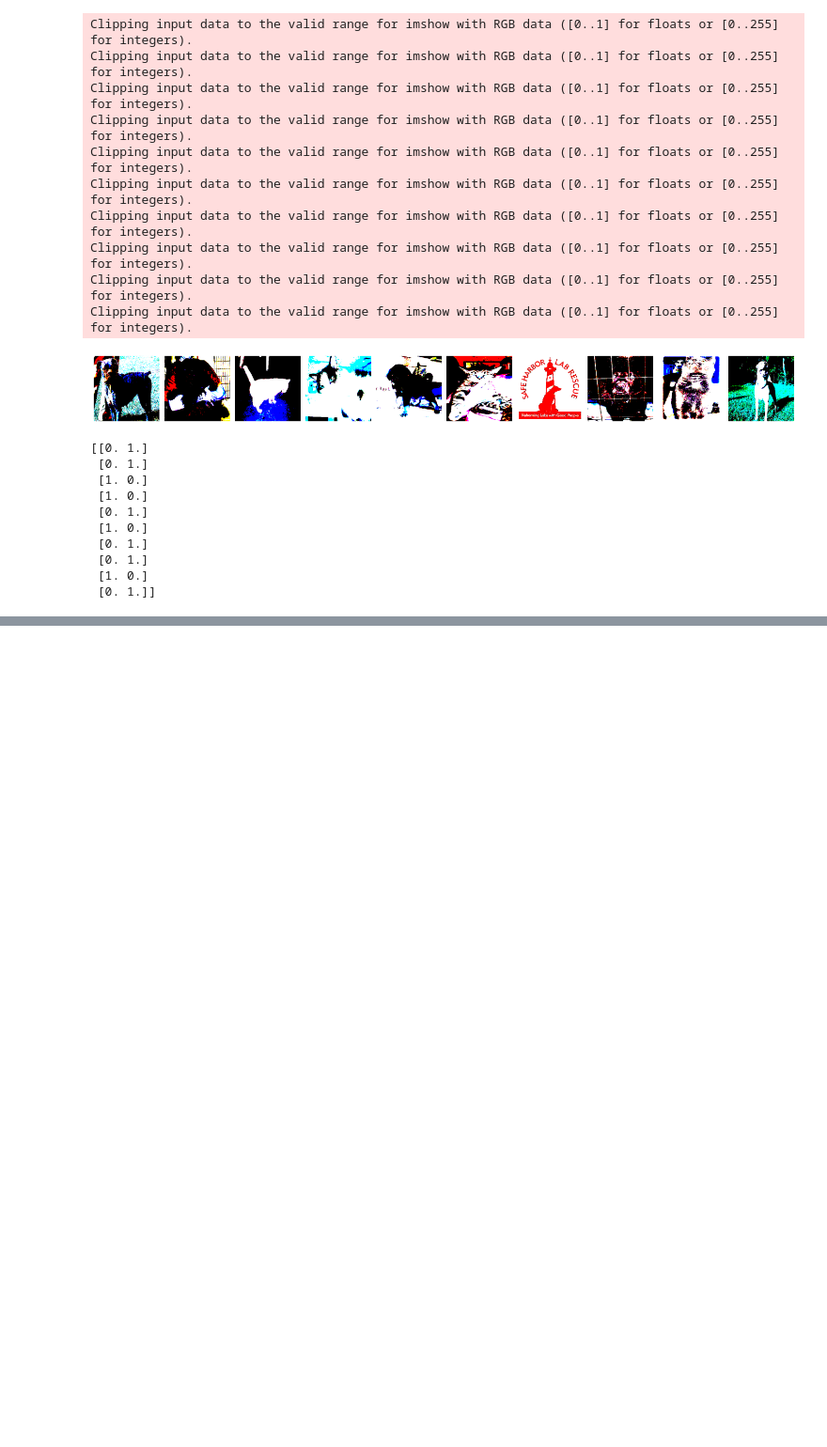
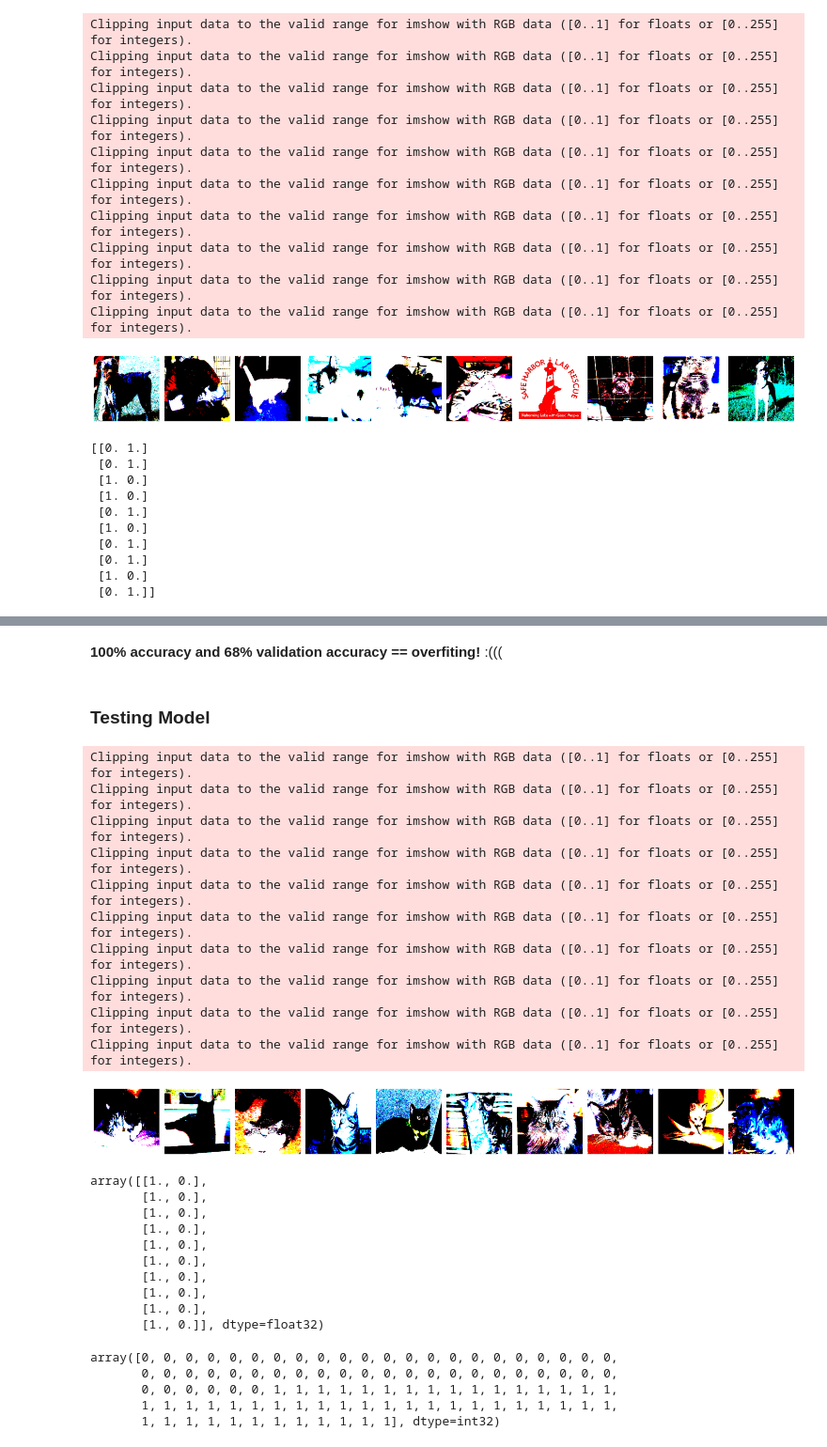
Before and after one commit to mabj/spikes, a Jupyter notebook: keras/keras_notes.ipynb, the cells around one changed output, grey strips where cells are left out. Shown: that part at 94% size. Drawn from its saved outputs; the diff is of its cells as text; code cells hidden in the pictures; blank space fills up the shorter version.

```diff
--- a/keras/keras_notes.ipynb
+++ b/keras/keras_notes.ipynb
@@ -365,7 +365,7 @@ train_batches = train_batches.flow_from_directory(directory=train_path, target_s
 valid_batches = ImageDataGenerator(preprocessing_function=vgg16.preprocess_input)
 valid_batches = valid_batches.flow_from_directory(directory=valid_path, target_size=(224,224), classes=['cat', 'dog'], batch_size=10)
 test_batches = ImageDataGenerator(preprocessing_function=vgg16.preprocess_input)
-test_batches = test_batches.flow_from_directory(directory=test_path, target_size=(224,224), classes=['cat', 'dog'], batch_size=10)
+test_batches = test_batches.flow_from_directory(directory=test_path, target_size=(224,224), classes=['cat', 'dog'], batch_size=10, shuffle=False)
 # %% [output]
 Found 1000 images belonging to 2 classes.
 Found 200 images belonging to 2 classes.
@@ -412,0 +474,39 @@ Clipping input data to the valid range for imshow with RGB data ([0..1] for floa
+# %% [markdown]
+**100% accuracy and 68% validation accuracy == overfiting!** :(((
+# %% [markdown]
+### Testing Model
+# %%
+# Grabing one single batch
+imgs, labels = next(test_batches)
+plot(imgs)
+labels
+# %% [output]
+Clipping input data to the valid range for imshow with RGB data ([0..1] for floats or [0..255] for integers).
+Clipping input data to the valid range for imshow with RGB data ([0..1] for floats or [0..255] for integers).
+Clipping input data to the valid range for imshow with RGB data ([0..1] for floats or [0..255] for integers).
+Clipping input data to the valid range for imshow with RGB data ([0..1] for floats or [0..255] for integers).
+Clipping input data to the valid range for imshow with RGB data ([0..1] for floats or [0..255] for integers).
+Clipping input data to the valid range for imshow with RGB data ([0..1] for floats or [0..255] for integers).
+Clipping input data to the valid range for imshow with RGB data ([0..1] for floats or [0..255] for integers).
+Clipping input data to the valid range for imshow with RGB data ([0..1] for floats or [0..255] for integers).
+Clipping input data to the valid range for imshow with RGB data ([0..1] for floats or [0..255] for integers).
+Clipping input data to the valid range for imshow with RGB data ([0..1] for floats or [0..255] for integers).
+[figure, added]
+array([[1., 0.],
+       [1., 0.],
+       [1., 0.],
+       [1., 0.],
+       [1., 0.],
+       [1., 0.],
+       [1., 0.],
+       [1., 0.],
+       [1., 0.],
+       [1., 0.]], dtype=float32)
+# %%
+test_batches.classes
+# %% [output]
+array([0, 0, 0, 0, 0, 0, 0, 0, 0, 0, 0, 0, 0, 0, 0, 0, 0, 0, 0, 0, 0, 0,
+       0, 0, 0, 0, 0, 0, 0, 0, 0, 0, 0, 0, 0, 0, 0, 0, 0, 0, 0, 0, 0, 0,
+       0, 0, 0, 0, 0, 0, 1, 1, 1, 1, 1, 1, 1, 1, 1, 1, 1, 1, 1, 1, 1, 1,
+       1, 1, 1, 1, 1, 1, 1, 1, 1, 1, 1, 1, 1, 1, 1, 1, 1, 1, 1, 1, 1, 1,
+       1, 1, 1, 1, 1, 1, 1, 1, 1, 1, 1, 1], dtype=int32)
```
Also changed, not shown: parts of 36 cells of this notebook, 2 other files.
